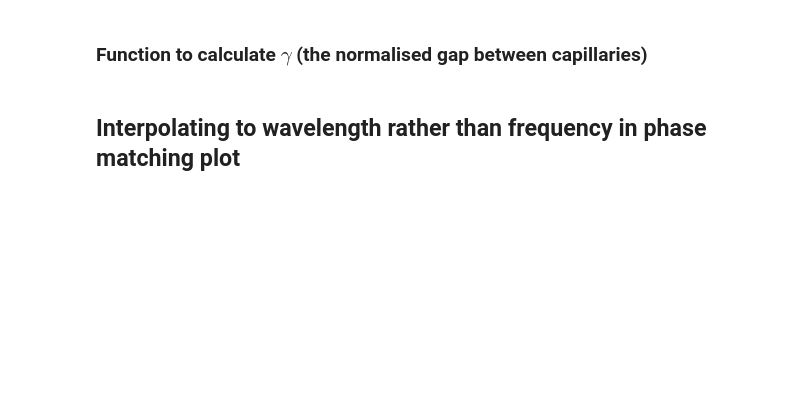
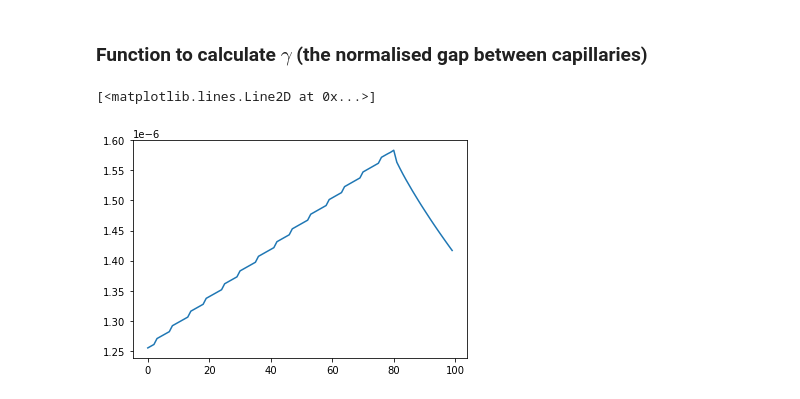
Before and after one commit to jmorse2020/FYP_Simulations, a Jupyter notebook: fwm_simulation.ipynb, the cells around one changed output. Cells and saved outputs as stored; diff of their text form; code cells hidden in the pictures; blank space fills up the shorter version.

```diff
--- a/fwm_simulation.ipynb
+++ b/fwm_simulation.ipynb
@@ -406,2 +574,0 @@ def calculate_gamma(M, w, r_core, r_cap):
-# %% [markdown]
-## Interpolating to wavelength rather than frequency in phase matching plot
@@ -419,0 +575,5 @@ def linear_interpolation_omega_wavelength(x, y):
+# %%
+plt.plot(sols)
+# %% [output]
+[<matplotlib.lines.Line2D at 0x...>]
+[figure, added]
```
Also changed, not shown: parts of 8 cells of this notebook, 2 other files.
